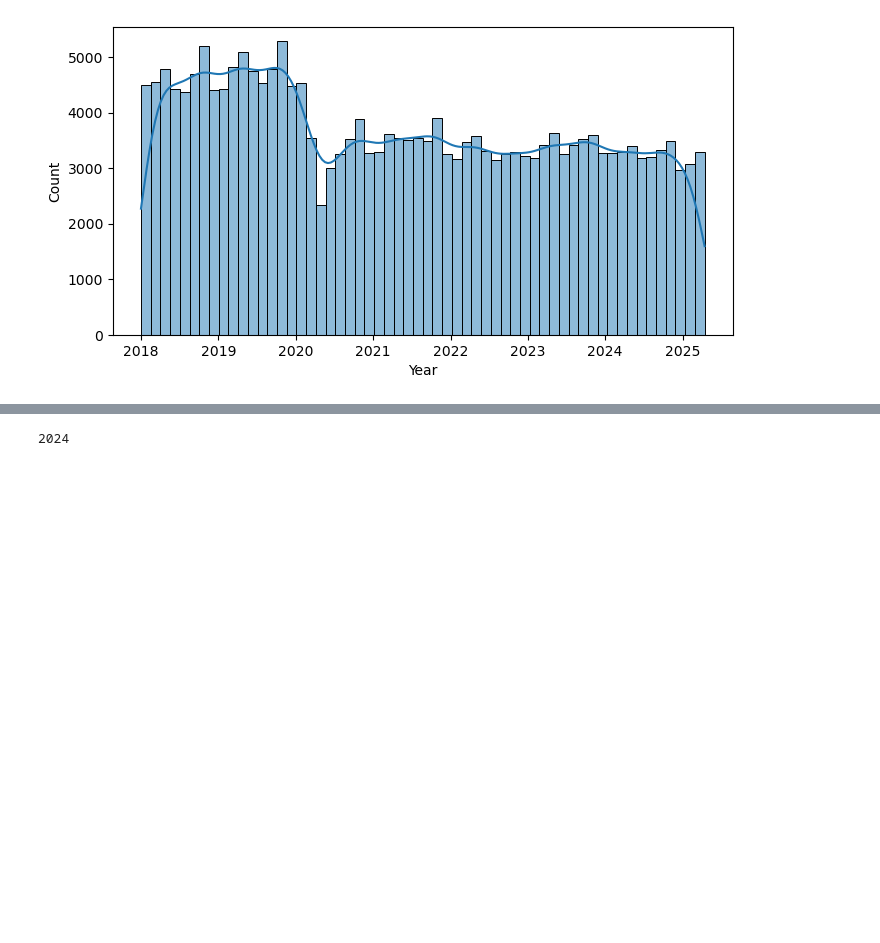
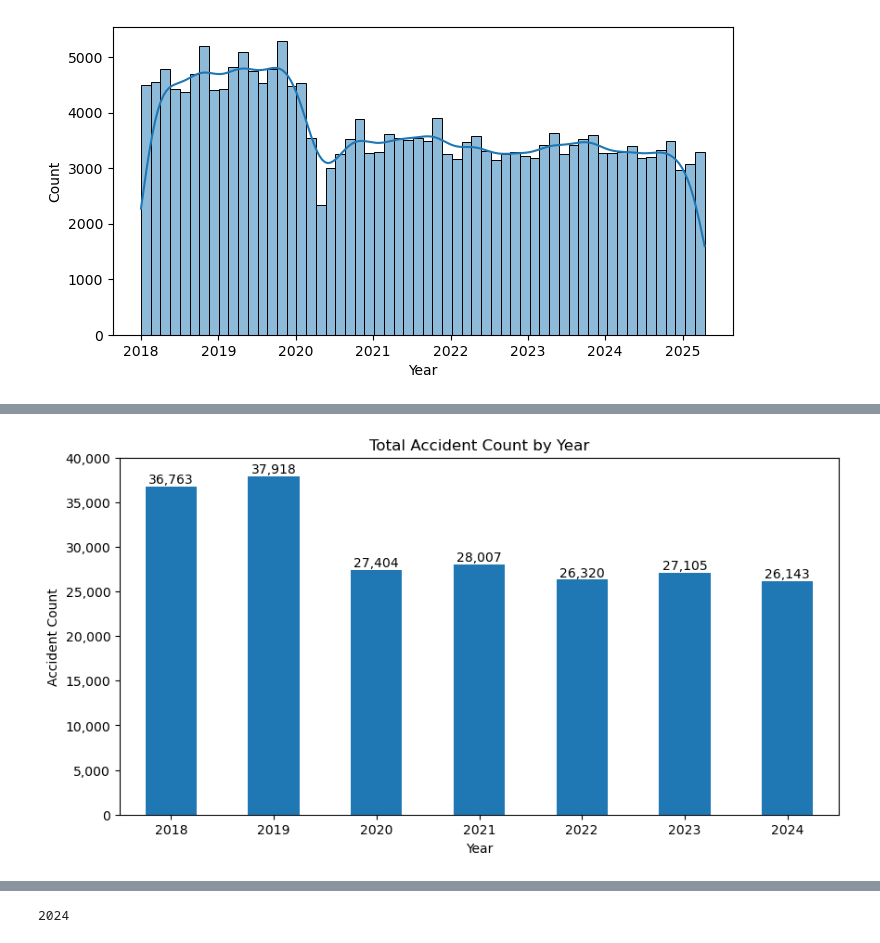
Before and after one commit to essetetsahai/nashville_traffic, a Jupyter notebook: notebooks/traffic_notebook.ipynb, the cells around one changed output, grey strips where cells are left out. Saved outputs shown, nothing was run; the diff lists cells and outputs as text; code cells hidden in the pictures; blank space fills up the shorter version.

Commit message:
polishing charts

```diff
--- a/notebooks/traffic_notebook.ipynb
+++ b/notebooks/traffic_notebook.ipynb
@@ -265,5 +266,9 @@ plt.xlabel('Year')
 Text(0.5, 0, 'Year')
 [figure]
 # %%
-df['DateTime'].dt.year.value_counts(dropna = False, sort = False)
+#Add a year field
+df['Year'] = df['DateTime'].dt.year
+
+#verify
+df[['DateTime','Year']].head()
 # %% [output]
@@ -286,0 +294,5 @@ Text(0.5, 1.0, 'Total Accidents by Year')
+# %%
+#filter out 2025 for incomplete data
+dfpre25 = df[df['Year'] < 2025].copy()
+print('Row, column count:', dfpre25.shape)
+dfpre25.head()
@@ -286,0 +308,38 @@ Text(0.5, 1.0, 'Total Accidents by Year')
+# %%
+ax = dfpre25['Year'].sort_values().value_counts(dropna = False, sort = False).plot(kind = 'bar', figsize=(10, 5))
+plt.xlabel('Year')
+plt.xticks(rotation = 0, ha = 'center')
+
+ytk =  np.arange(0, 40001, 5000)
+ylb = [f'{i:,}' for i in np.arange(0, 40001, 5000)]
+plt.yticks(ytk, ylb)
+
+plt.ylabel('Accident Count')
+
+plt.title('Total Accident Count by Year')
+
+for rect in ax.patches:
+    #size of each bar (height, width)
+    height = rect.get_height()
+    width = rect.get_width()
+
+    #starting coordinates of each bar (bottom left corner)
+    x = rect.get_x()
+    y = rect.get_y()
+
+    #label text - use bar height as label text
+    label_text = f'{height:,}'
+
+    #x coo for label = starting coo + midpoint of width
+    label_x = x + width / 2
+    #y coo for label = starting coo + height (place at top)
+    label_y = y + height+1500
+
+    # plot only when height is greater than specified value
+    if width > 0:
+        ax.text(label_x, label_y, label_text, ha='center', va='top', fontsize=10, color = 'black')
+
+#plt.show()
+#plt.savefig('../viz/Accident_Count_by_Year.png')
+# %% [output]
+[figure, added]
```
Also changed, not shown: parts of 34 cells of this notebook.
